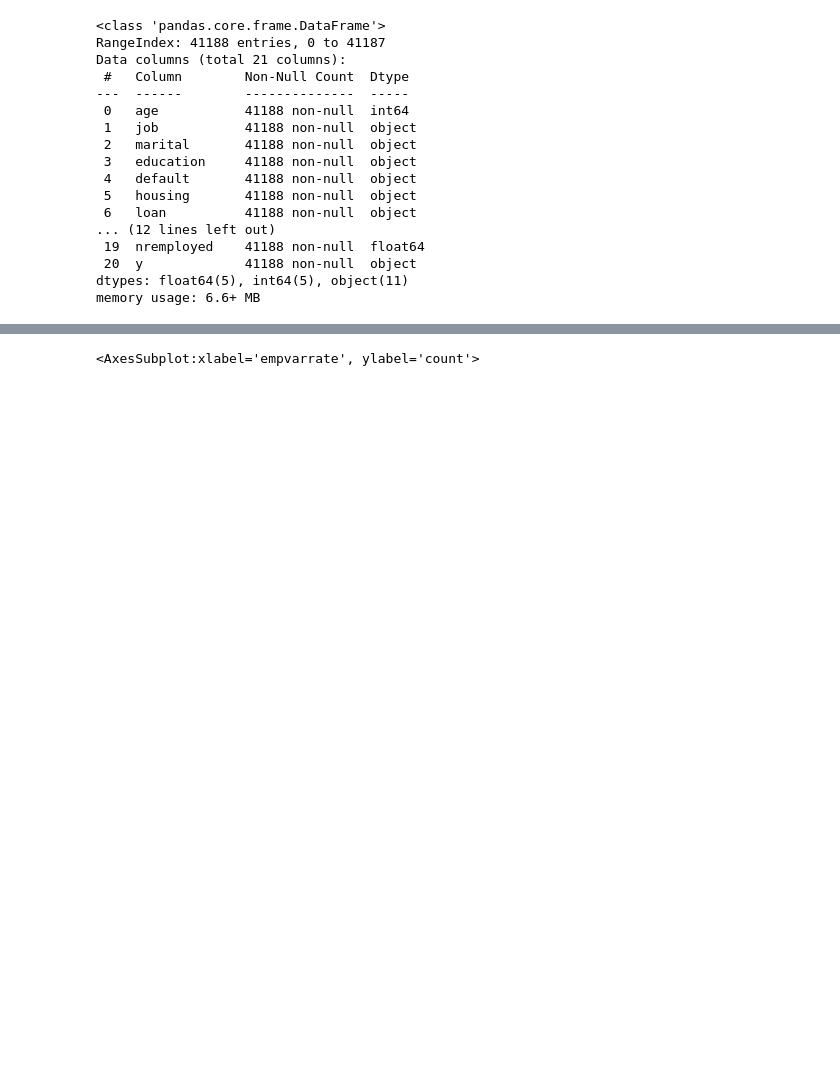
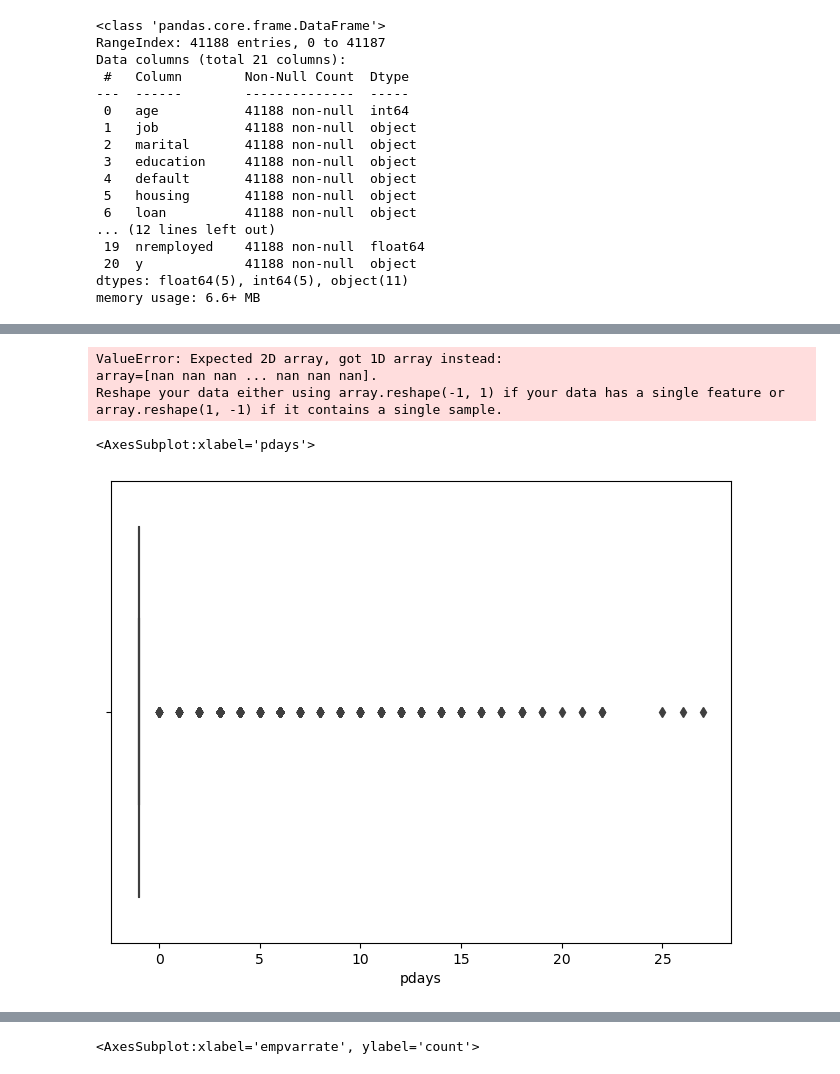
Before and after one commit to Zhanqiu-Guo/Bank_Marketing, a Jupyter notebook: EDA.ipynb, the cells around one changed output, grey strips where cells are left out. Cells and saved outputs as stored; diff of their text form; code cells hidden in the pictures; blank space fills up the shorter version.

```diff
--- a/EDA.ipynb
+++ b/EDA.ipynb
@@ -33,0 +52,22 @@ memory usage: 6.6+ MB
+# %%
+df_bank['pdays'] = df_bank['pdays'].replace(999,np.nan)
+imp = IterativeImputer(max_iter=10, random_state=0)
+X_imputed = imp.fit_transform(df_bank['pdays'])
+# %% [output]
+ValueError: Expected 2D array, got 1D array instead:
+array=[nan nan nan ... nan nan nan].
+Reshape your data either using array.reshape(-1, 1) if your data has a single feature or array.reshape(1, -1) if it contains a single sample.
+# %%
+def find_outliers_IQR(data):
+    q1 = data.quantile(0.25)
+    q3 = data.quantile(0.75)
+    iqr = q3 - q1
+    lower_bound = q1 - (1.5 * iqr)
+    upper_bound = q3 + (1.5 * iqr)
+    return data[(data > upper_bound) | (data < lower_bound)]
+
+outliers = find_outliers_IQR(df_bank['pdays'])
+sns.boxplot(x=df_bank['pdays'])
+# %% [output]
+<AxesSubplot:xlabel='pdays'>
+[figure, added]
```
Also changed, not shown: parts of 15 cells of this notebook, 1 other file.
